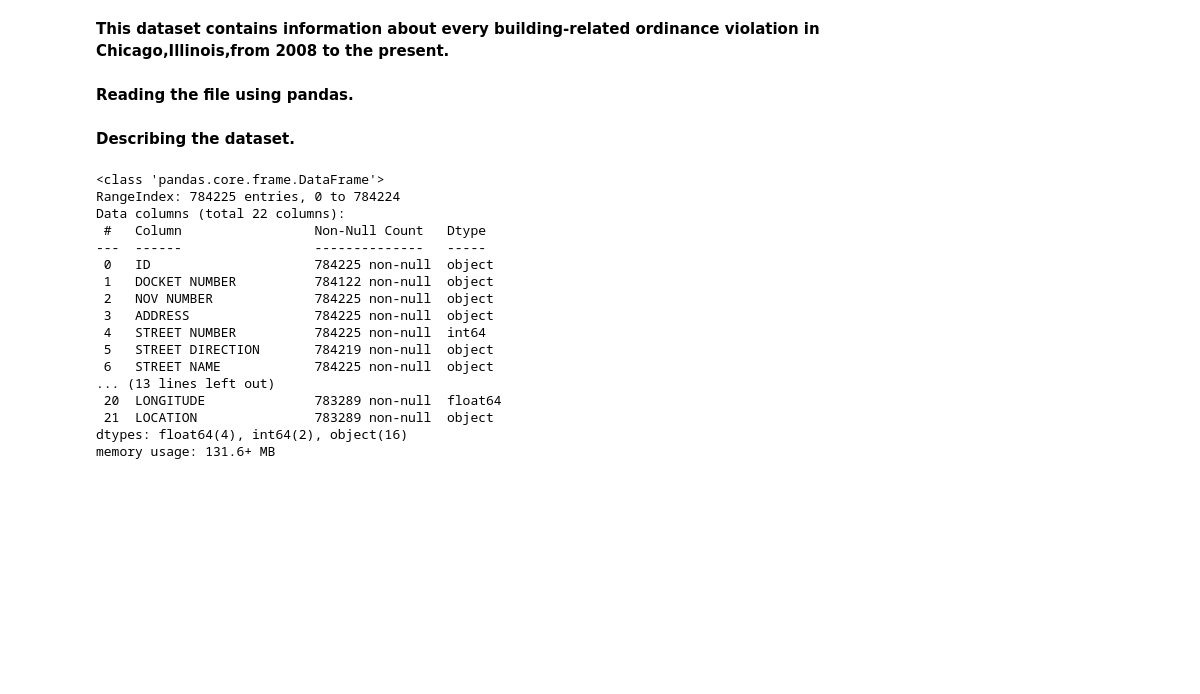
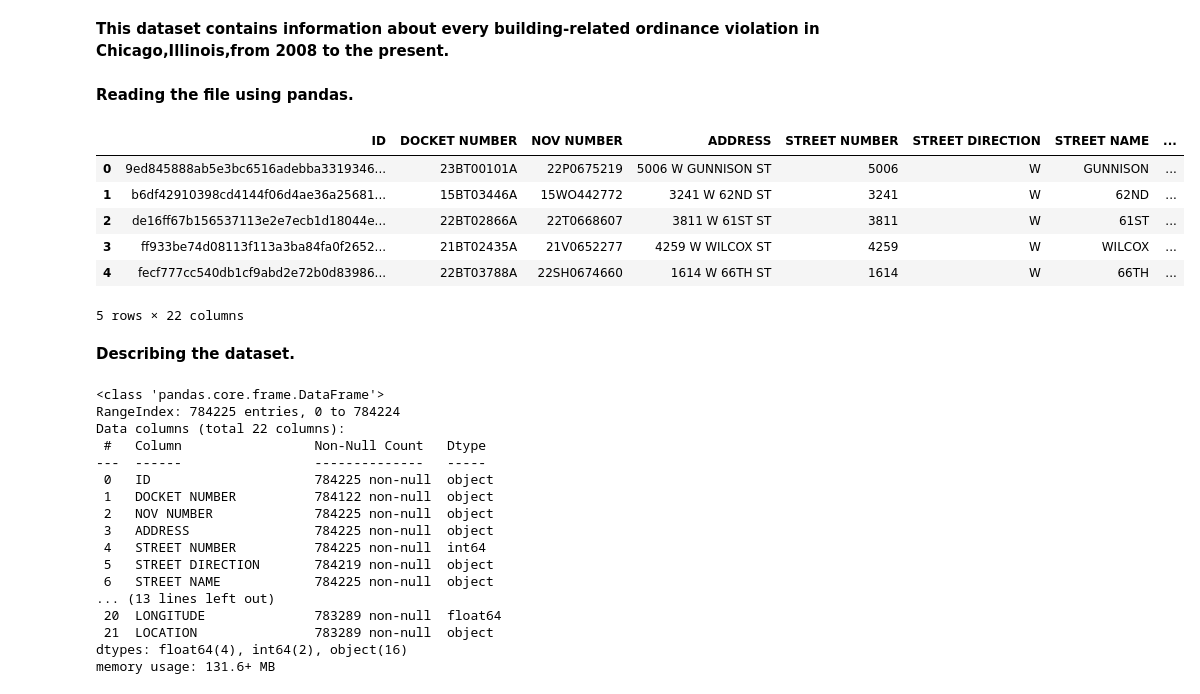
Before and after one commit to prabuj1611/chicago_violations_Analysis, a Jupyter notebook: chicago_violations.ipynb, the cells around one changed output. Saved outputs shown, nothing was run; the diff lists cells and outputs as text; code cells hidden in the pictures; blank space fills up the shorter version.

```diff
--- a/chicago_violations.ipynb
+++ b/chicago_violations.ipynb
@@ -16,6 +16,16 @@ warnings.filterwarnings('ignore')
 **Reading the file using pandas.**
 # %%
 df_chicago = pd.read_csv("chicago_violations.csv")
+# %%
+df_chicago.head()
+# %% [output]
+|  | ID | DOCKET NUMBER | NOV NUMBER | ADDRESS | STREET NUMBER | STREET DIRECTION | STREET NAME | ... |
+| 0 | 9ed845888ab5e3bc6516adebba3319346... | 23BT00101A | 22P0675219 | 5006 W GUNNISON ST | 5006 | W | GUNNISON | ... |
+| 1 | b6df42910398cd4144f06d4ae36a25681... | 15BT03446A | 15WO442772 | 3241 W 62ND ST | 3241 | W | 62ND | ... |
+| 2 | de16ff67b156537113e2e7ecb1d18044e... | 22BT02866A | 22T0668607 | 3811 W 61ST ST | 3811 | W | 61ST | ... |
+| 3 | ff933be74d08113f113a3ba84fa0f2652... | 21BT02435A | 21V0652277 | 4259 W WILCOX ST | 4259 | W | WILCOX | ... |
+| 4 | fecf777cc540db1cf9abd2e72b0d83986... | 22BT03788A | 22SH0674660 | 1614 W 66TH ST | 1614 | W | 66TH | ... |
+5 rows × 22 columns
 # %% [markdown]
 **Describing the dataset.**
 # %%
```
